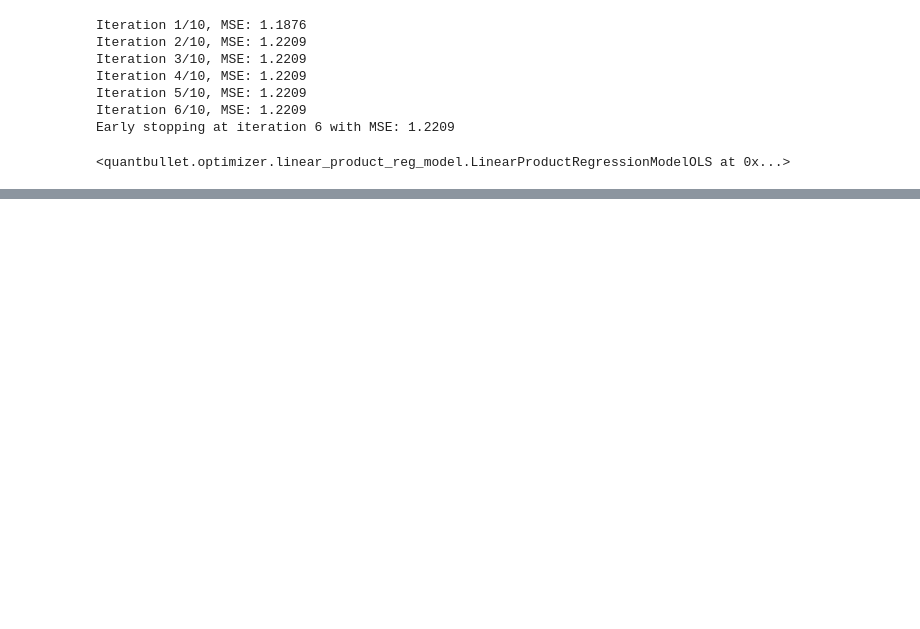
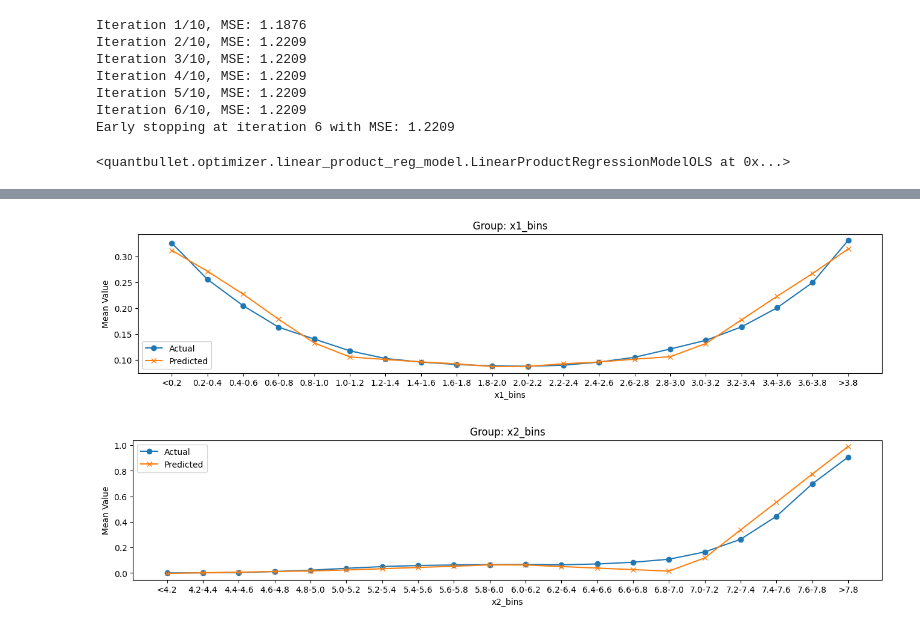
Before and after one commit to YimingZhang07/quantbullet, a Jupyter notebook: docs/experiments/linear_product_reg_model_params_test.ipynb, the cells around one changed output, grey strips where cells are left out. Drawn from its saved outputs; the diff is of its cells as text; code cells hidden in the pictures; blank space fills up the shorter version.

Commit message:
add linear product model classification example

```diff
--- a/docs/experiments/linear_product_reg_model_params_test.ipynb
+++ b/docs/experiments/linear_product_reg_model_params_test.ipynb
@@ -83,0 +88,9 @@ for group in ['x1_bins', 'x2_bins']:
+# %%
+probs = 1 / (1 + np.exp(-(df['y'] - 15)))
+df['binary_y'] = np.random.binomial(1, probs)
+# %%
+from quantbullet.optimizer import LinearProductRegressionModelOLS, LinearProductRegressionModelScipy
+
+lprm_ols = LinearProductRegressionModelOLS()
+# %%
+lprm_ols.fit( train_df, df['binary_y'], feature_groups=feature_groups, n_iterations=10 )
@@ -83,0 +109,15 @@ for group in ['x1_bins', 'x2_bins']:
+# %%
+df['model_predict_BCD'] = lprm_ols.predict(train_df)
+# %%
+for group in ['x1_bins', 'x2_bins']:
+    plt.figure(figsize=(16, 3))
+    summary = df.groupby(group, observed=True).agg({'binary_y': 'mean', 'model_predict_BCD': 'mean'})
+    plt.plot(summary.index, summary['binary_y'], label='Actual', marker='o')
+    plt.plot(summary.index, summary['model_predict_BCD'], label='Predicted', marker='x')
+    plt.title(f'Group: {group}')
+    plt.xlabel(group)
+    plt.ylabel('Mean Value')
+    plt.legend()
+# %% [output]
+[figure, added]
+[figure, added]
```
Also changed, not shown: parts of 8 cells of this notebook, 1 other file.
